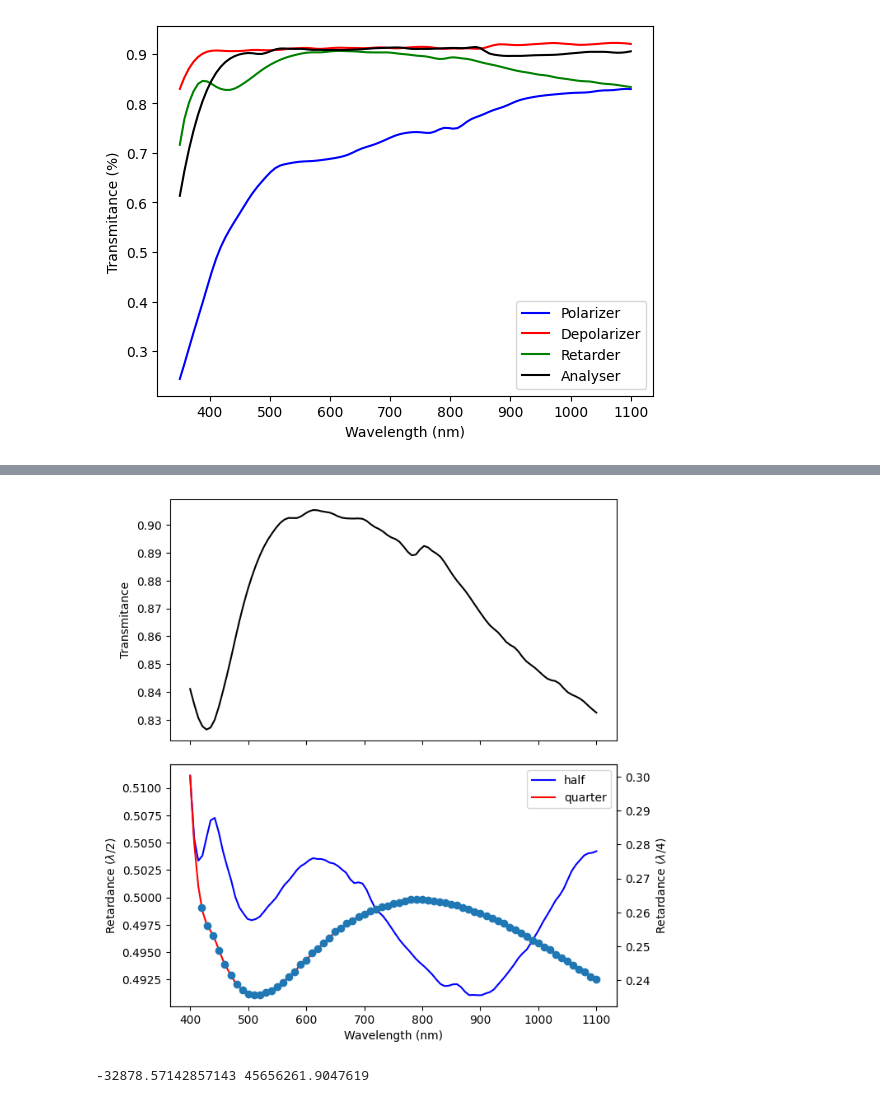
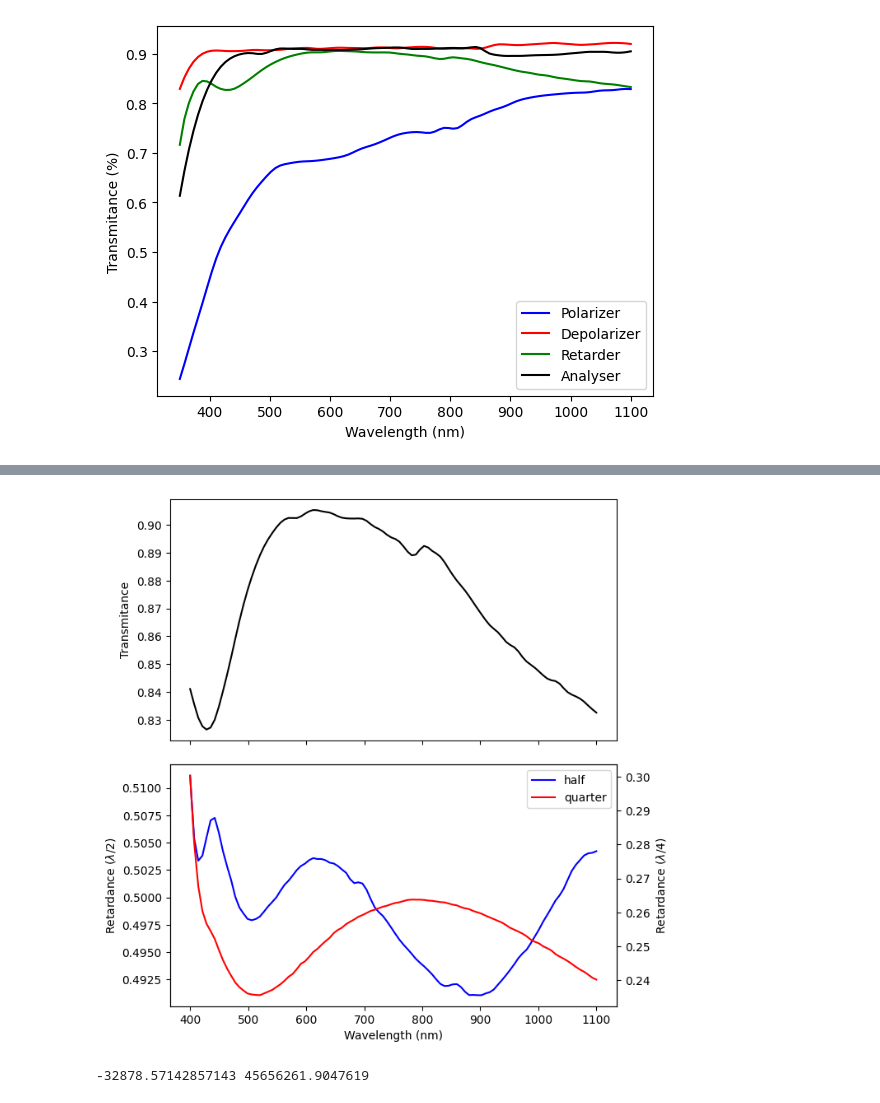
Before and after one commit to DBernardes/AIS, a Jupyter notebook: spectral_responses.ipynb, the cells around one changed output, grey strips where cells are left out. Saved outputs shown, nothing was run; the diff lists cells and outputs as text; code cells hidden in the pictures.

```diff
--- a/spectral_responses.ipynb
+++ b/spectral_responses.ipynb
@@ -442,35 +410,35 @@ half = ch._get_spectral_response_custom("retarder_phase_diff_half.csv", "Retarda
 quarter = ch._get_spectral_response_custom(
     "retarder_phase_diff_quarter.csv", "Retardance"
 )
 
 csv = os.path.join(
     "AIS", "Spectral_Response", "channel", "retarder_phase_diff_quarter.csv"
 )
 ss = pd.read_csv(csv)
 
 fig, axs = plt.subplots(2, 1, sharex=True, figsize=(7, 8))
 fig.subplots_adjust(hspace=0.1)
 
 ax0 = axs[0]
 ax0.plot(wv, trans, "k")
 ax0.set_ylabel("Transmitance")
 
 ax1 = axs[1]
 ax1.plot(wv, half, "b", label="half")
 ax1.set_xlabel("Wavelength (nm)")
 ax1.set_ylabel(r"Retardance ($\lambda/2$)")
 
 ax2 = ax1.twinx()
 ax2.plot(wv, quarter, "r", label="quarter")
-ax2.plot(ss["Wavelength (nm)"], ss["Retardance"], "o")
+# ax2.plot(ss["Wavelength (nm)"], ss["Retardance"], "o")
 ax2.set_ylabel(r"Retardance ($\lambda/4$)")
 fig.legend(loc="upper right", bbox_to_anchor=(1, 1), bbox_transform=ax1.transAxes)
 plt.savefig(
     os.path.join("notebook/figures/lamina_retardadora_transmissao.png"), dpi=300
 )
 plt.show()
 # %% [output]
-[figure, old version]
+[figure, new version]
 # %%
 # DEPOLARIZER: PHASE SHIFT LINEAR ADJUSTMENT
 import os
```
Also changed, not shown: parts of 2 cells of this notebook, 7 other files.
